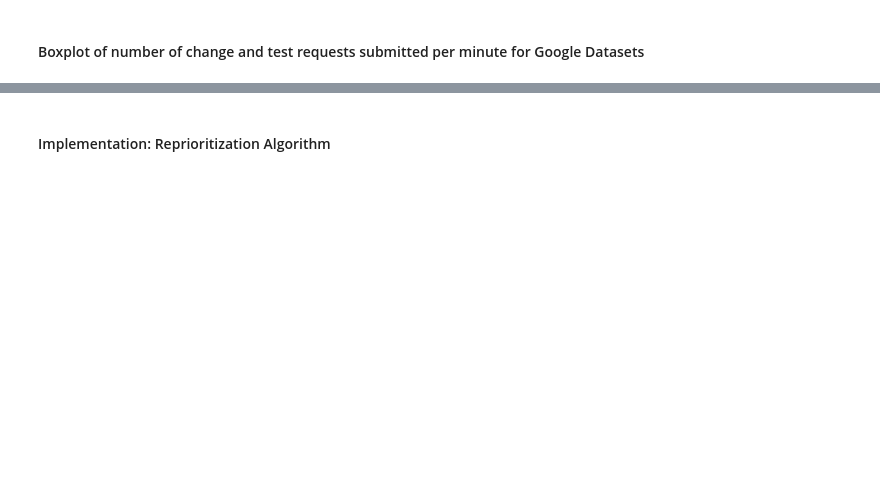
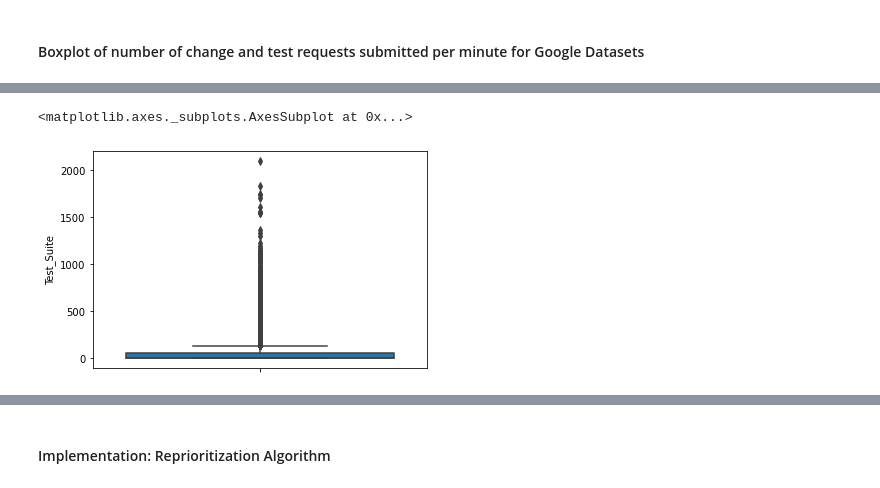
Before and after one commit to HarishJayasankar/SOEN-7481-Project, a Jupyter notebook: TestReprioritization.ipynb, the cells around one changed output, grey strips where cells are left out. Saved outputs shown, nothing was run; the diff lists cells and outputs as text; code cells hidden in the pictures; blank space fills up the shorter version.

```diff
--- a/TestReprioritization.ipynb
+++ b/TestReprioritization.ipynb
@@ -160,3 +206,13 @@ Maximum: 2102
+# %%
+# Number of test requests per minute box plot for GooglePre Dataset
+
+import seaborn as sns
+import matplotlib.pyplot as plt
+
+sns.boxplot( y=pre_unique_test_requests)
+# %% [output]
+<matplotlib.axes._subplots.AxesSubplot at 0x...>
+[figure, added]
 # %%
 # Number of change requests per minute box plot for GooglePost Dataset
 
```
Also changed, not shown: parts of 13 cells of this notebook.
